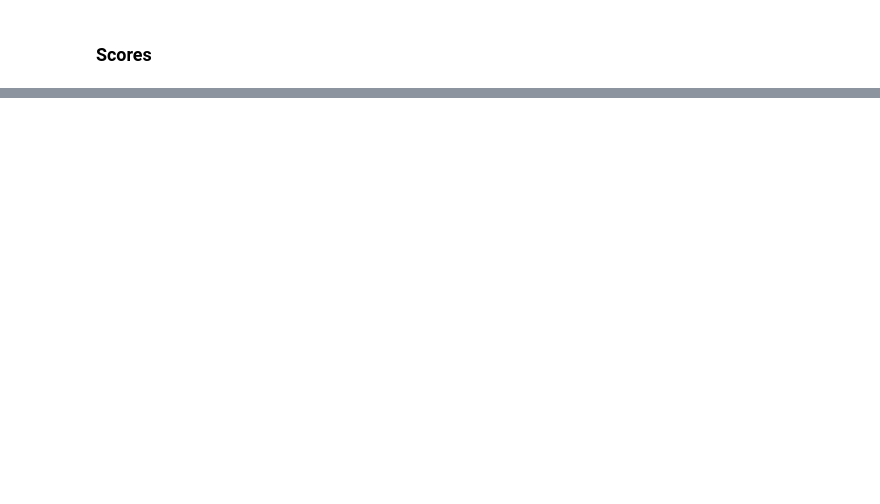
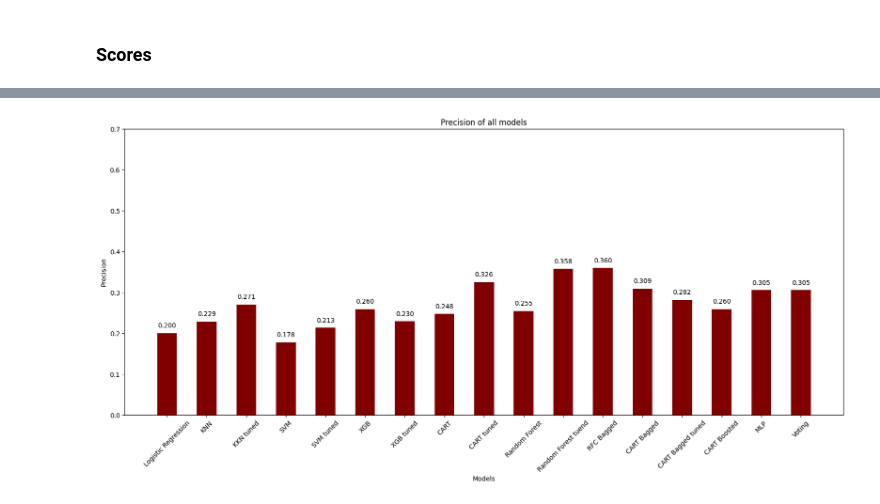
Before and after one commit to Nailsonseat/E-commerce-Shopper-s-Behaviour-Understanding, a Jupyter notebook: Final Notebook.ipynb, the cells around one changed output, grey strips where cells are left out. Saved outputs shown, nothing was run; the diff lists cells and outputs as text; code cells hidden in the pictures; blank space fills up the shorter version.

```diff
--- a/Final Notebook.ipynb
+++ b/Final Notebook.ipynb
@@ -1106,0 +1258,19 @@ submit(voting_clf)
+# %%
+fig, ax = plt.subplots(figsize=(20, 8))
+
+bars = plt.bar(list(all_models.keys()), precision, color='maroon', width=0.5)
+
+plt.xlabel("Models")
+plt.xticks(rotation=45)
+plt.ylim(0.0, 0.70)
+plt.ylabel("Precision")
+plt.title("Precision of all models")
+
+# Add data labels on top of the bars
+for bar in bars:
+    yval = bar.get_height()
+    ax.text(bar.get_x() + bar.get_width() / 2, yval + 0.01, f'{yval:.3f}', ha='center', va='bottom')
+
+plt.show()
+# %% [output]
+[figure, added]
```
Also changed, not shown: parts of 54 cells of this notebook, 1 other file.
